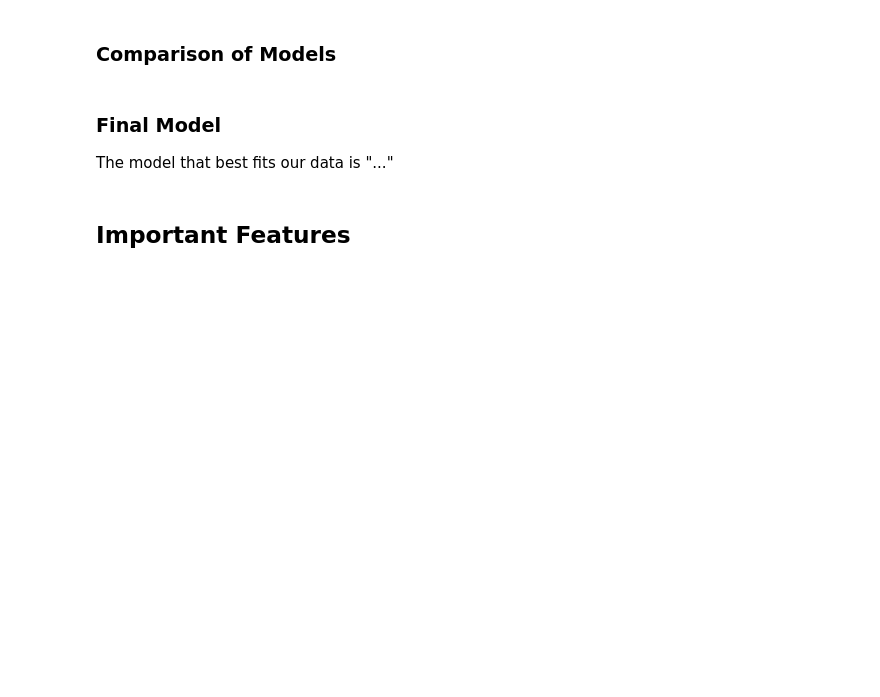
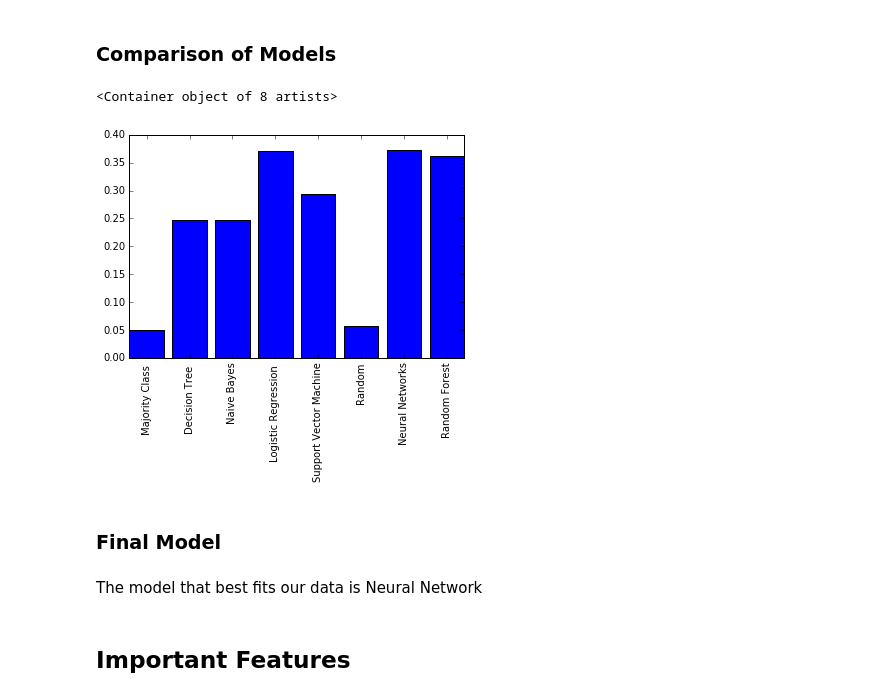
Before and after one commit to AelHenri/Genrify, a Jupyter notebook: Genrify_models_clean.ipynb, the cells around one changed output. Saved outputs shown, nothing was run; the diff lists cells and outputs as text; code cells hidden in the pictures; blank space fills up the shorter version.

```diff
--- a/Genrify_models_clean.ipynb
+++ b/Genrify_models_clean.ipynb
@@ -239,7 +303,13 @@ global_accuracy_scores
+# %%
+plt.xticks(range(len(global_accuracy_scores)), global_accuracy_scores.keys(), rotation=90)
+plt.bar(range(len(global_accuracy_scores)), global_accuracy_scores.values(), align='center')
+# %% [output]
+<Container object of 8 artists>
+[figure, added]
+# %% [markdown]
+### Final Model
 # %% [markdown]
-### Final Model
-
-The model that best fits our data is "..."
+The model that best fits our data is Neural Network
 # %% [markdown]
 ## Important Features
 # %%
```
Also changed, not shown: parts of 9 cells of this notebook.
